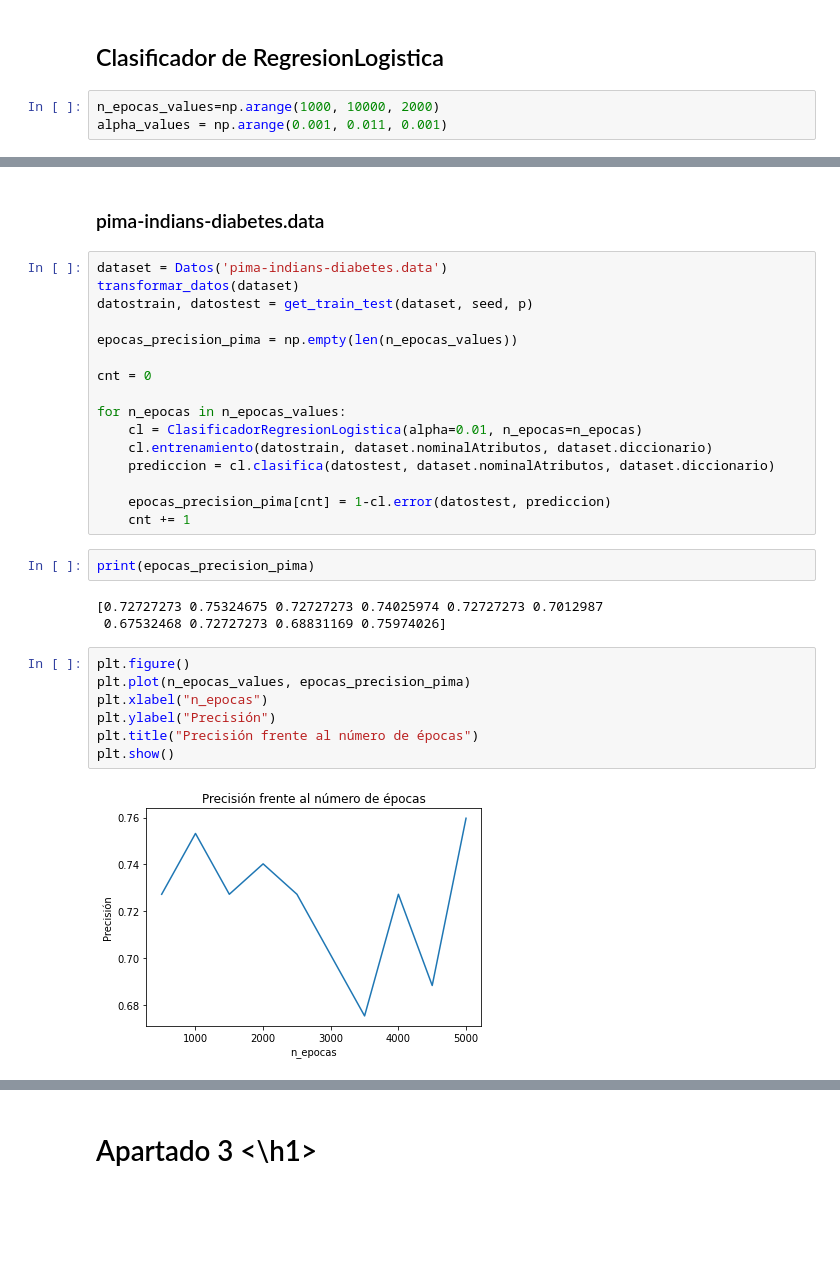
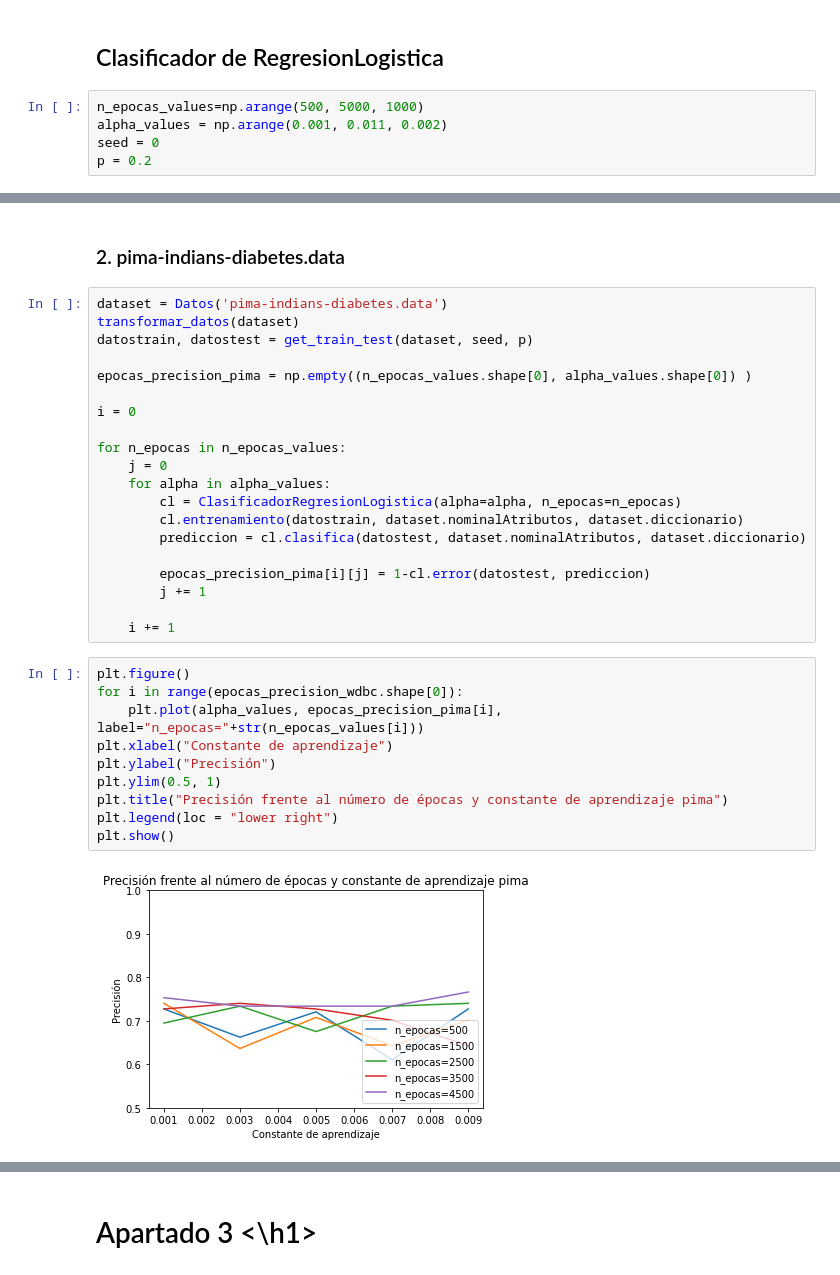
Before and after one commit to Albertogk/FAA, a Jupyter notebook: practica2/main.ipynb, the cells around one changed output, grey strips where cells are left out. Saved outputs shown, nothing was run; the diff lists cells and outputs as text; blank space fills up the shorter version.

```diff
--- a/practica2/main.ipynb
+++ b/practica2/main.ipynb
@@ -465,5 +470,7 @@ plt.show()
 # %% [markdown]
 <h2>Clasificador de RegresionLogistica</h2>
 # %%
-n_epocas_values=np.arange(1000, 10000, 2000)
-alpha_values = np.arange(0.001, 0.011, 0.001)
+n_epocas_values=np.arange(500, 5000, 1000)
+alpha_values = np.arange(0.001, 0.011, 0.002)
+seed = 0
+p = 0.2
@@ -503,32 +516,34 @@ plt.show()
 # %% [markdown]
-<h3>pima-indians-diabetes.data</h3>
+<h3>2. pima-indians-diabetes.data</h3>
 # %%
 dataset = Datos('pima-indians-diabetes.data')
 transformar_datos(dataset)
 datostrain, datostest = get_train_test(dataset, seed, p)
 
-epocas_precision_pima = np.empty(len(n_epocas_values))
+epocas_precision_pima = np.empty((n_epocas_values.shape[0], alpha_values.shape[0]) )
 
-cnt = 0
+i = 0
 
 for n_epocas in n_epocas_values:
-    cl = ClasificadorRegresionLogistica(alpha=0.01, n_epocas=n_epocas)
-    cl.entrenamiento(datostrain, dataset.nominalAtributos, dataset.diccionario)
-    prediccion = cl.clasifica(datostest, dataset.nominalAtributos, dataset.diccionario)
+    j = 0
+    for alpha in alpha_values:
+        cl = ClasificadorRegresionLogistica(alpha=alpha, n_epocas=n_epocas)
+        cl.entrenamiento(datostrain, dataset.nominalAtributos, dataset.diccionario)
+        prediccion = cl.clasifica(datostest, dataset.nominalAtributos, dataset.diccionario)
 
-    epocas_precision_pima[cnt] = 1-cl.error(datostest, prediccion)
-    cnt += 1
+        epocas_precision_pima[i][j] = 1-cl.error(datostest, prediccion)
+        j += 1
+
+    i += 1
-# %%
-print(epocas_precision_pima)
-# %% [output]
-[0.72727273 0.75324675 0.72727273 0.74025974 0.72727273 0.7012987
- 0.67532468 0.72727273 0.68831169 0.75974026]
 # %%
 plt.figure()
-plt.plot(n_epocas_values, epocas_precision_pima)
-plt.xlabel("n_epocas")
+for i in range(epocas_precision_wdbc.shape[0]):
+    plt.plot(alpha_values, epocas_precision_pima[i], label="n_epocas="+str(n_epocas_values[i]))
+plt.xlabel("Constante de aprendizaje")
 plt.ylabel("Precisión")
-plt.title("Precisión frente al número de épocas")
+plt.ylim(0.5, 1)
+plt.title("Precisión frente al número de épocas y constante de aprendizaje pima")
+plt.legend(loc = "lower right")
 plt.show()
 # %% [output]
-[figure, old version]
+[figure, new version]
```
Also changed, not shown: parts of 8 cells of this notebook.
